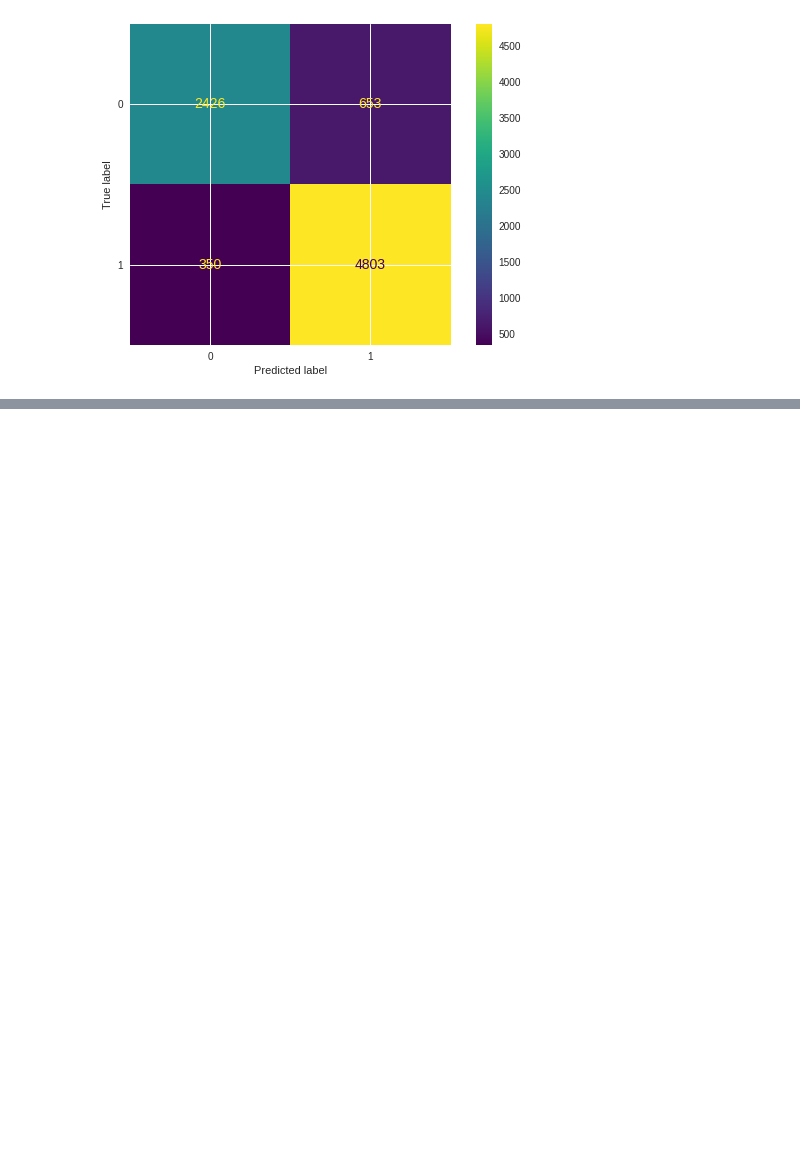
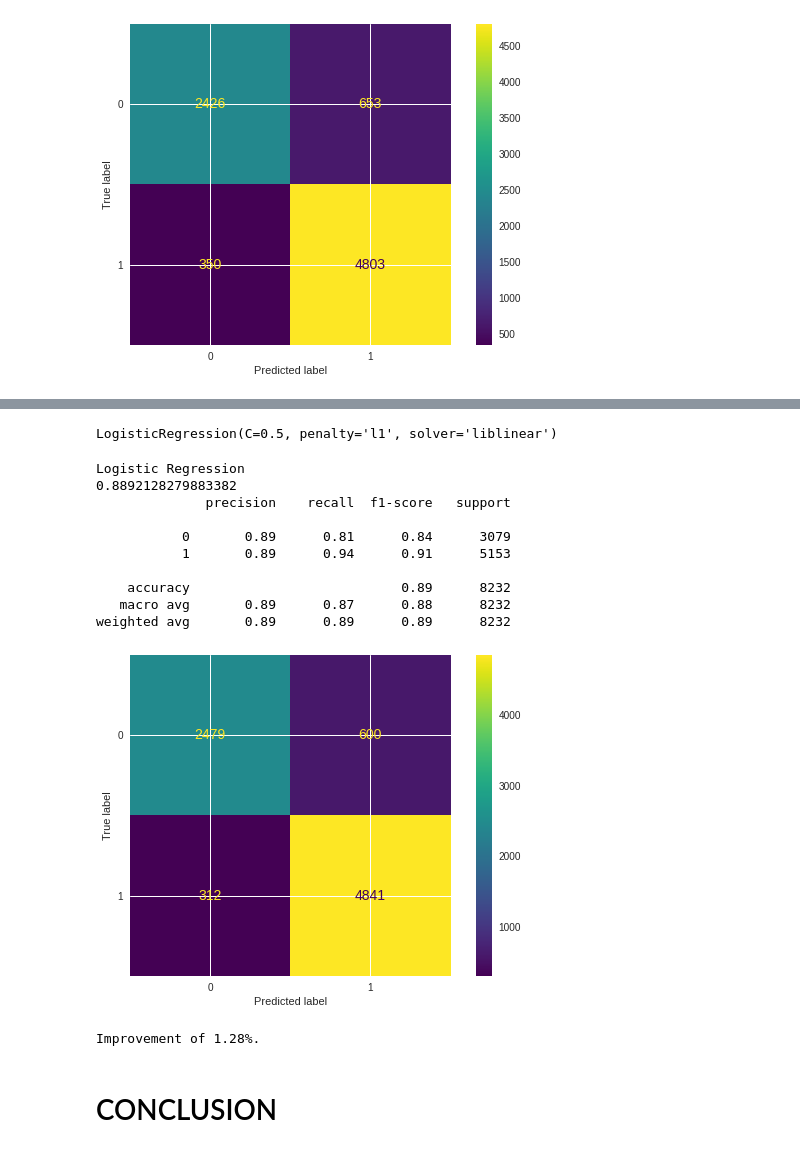
Before and after one commit to Amit-95/Coronavirus_Tweet_sentiment_analysis, a Jupyter notebook: Coronavirus_Tweet_Sentiment_Analysis_Capstone_Project.ipynb, the cells around one changed output, grey strips where cells are left out. Drawn from its saved outputs; the diff is of its cells as text; code cells hidden in the pictures; blank space fills up the shorter version.

```diff
--- a/Coronavirus_Tweet_Sentiment_Analysis_Capstone_Project.ipynb
+++ b/Coronavirus_Tweet_Sentiment_Analysis_Capstone_Project.ipynb
@@ -840,0 +889,29 @@ weighted avg       0.88      0.88      0.88      8232
+# %%
+# Tuned Model
+from sklearn.linear_model import LogisticRegression
+
+tune_model= LogisticRegression(C=0.5,penalty="l1",solver="liblinear")
+tune_model.fit(train_inputs,train_targets)
+# %% [output]
+LogisticRegression(C=0.5, penalty='l1', solver='liblinear')
+# %%
+print("Logistic Regression")
+report(tune_model)
+# %% [output]
+Logistic Regression
+0.8892128279883382
+              precision    recall  f1-score   support
+
+           0       0.89      0.81      0.84      3079
+           1       0.89      0.94      0.91      5153
+
+    accuracy                           0.89      8232
+   macro avg       0.89      0.87      0.88      8232
+weighted avg       0.89      0.89      0.89      8232
+[figure, added]
+# %%
+print('Improvement of {:0.2f}%.'.format( 100 * (0.8892 - 0.878) / 0.878))
+# %% [output]
+Improvement of 1.28%.
+# %% [markdown]
+# CONCLUSION
```
Also changed, not shown: parts of 5 cells of this notebook.
